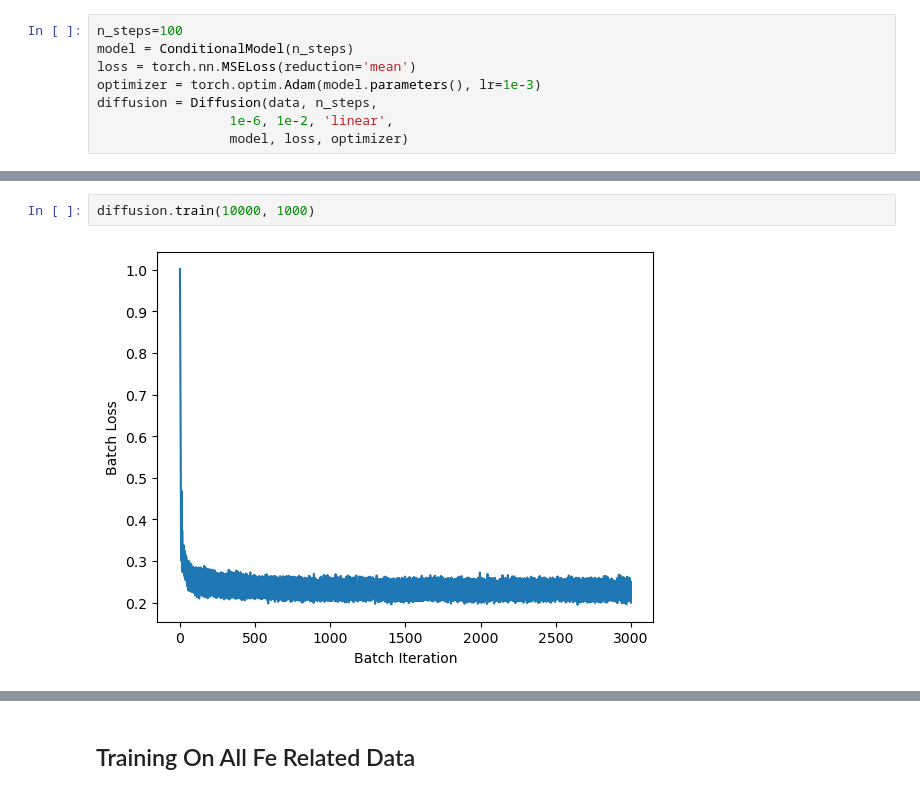
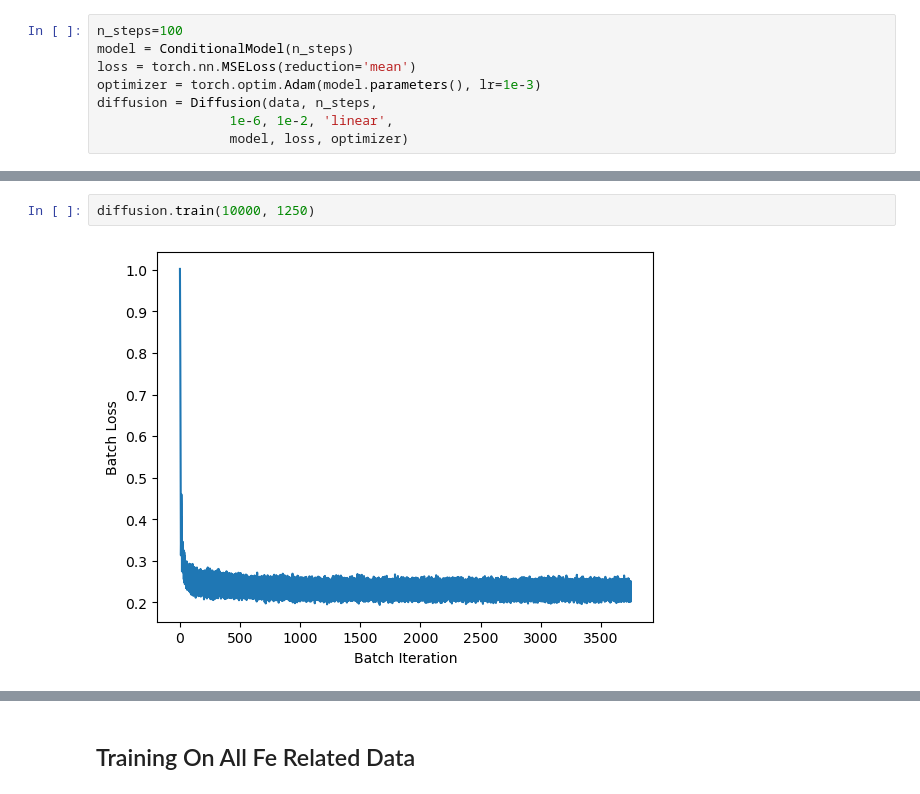
Before and after one commit to KristofPusztai/Probabilistic-Diffusion, a Jupyter notebook: apogee_data.ipynb, the cells around one changed output, grey strips where cells are left out. Cells and saved outputs as stored; diff of their text form.

```diff
--- a/apogee_data.ipynb
+++ b/apogee_data.ipynb
@@ -123,7 +128,7 @@ plt.show()
 # %%
-diffusion.train(10000, 1000)
+diffusion.train(10000, 1250)
 # %% [output]
-[figure, old version]
+[figure, new version]
 # %%
 new_x = diffusion.sample(10000, 50, s=3)
 # %% [output]
```
Also changed, not shown: parts of 6 cells of this notebook, 3 other files.
